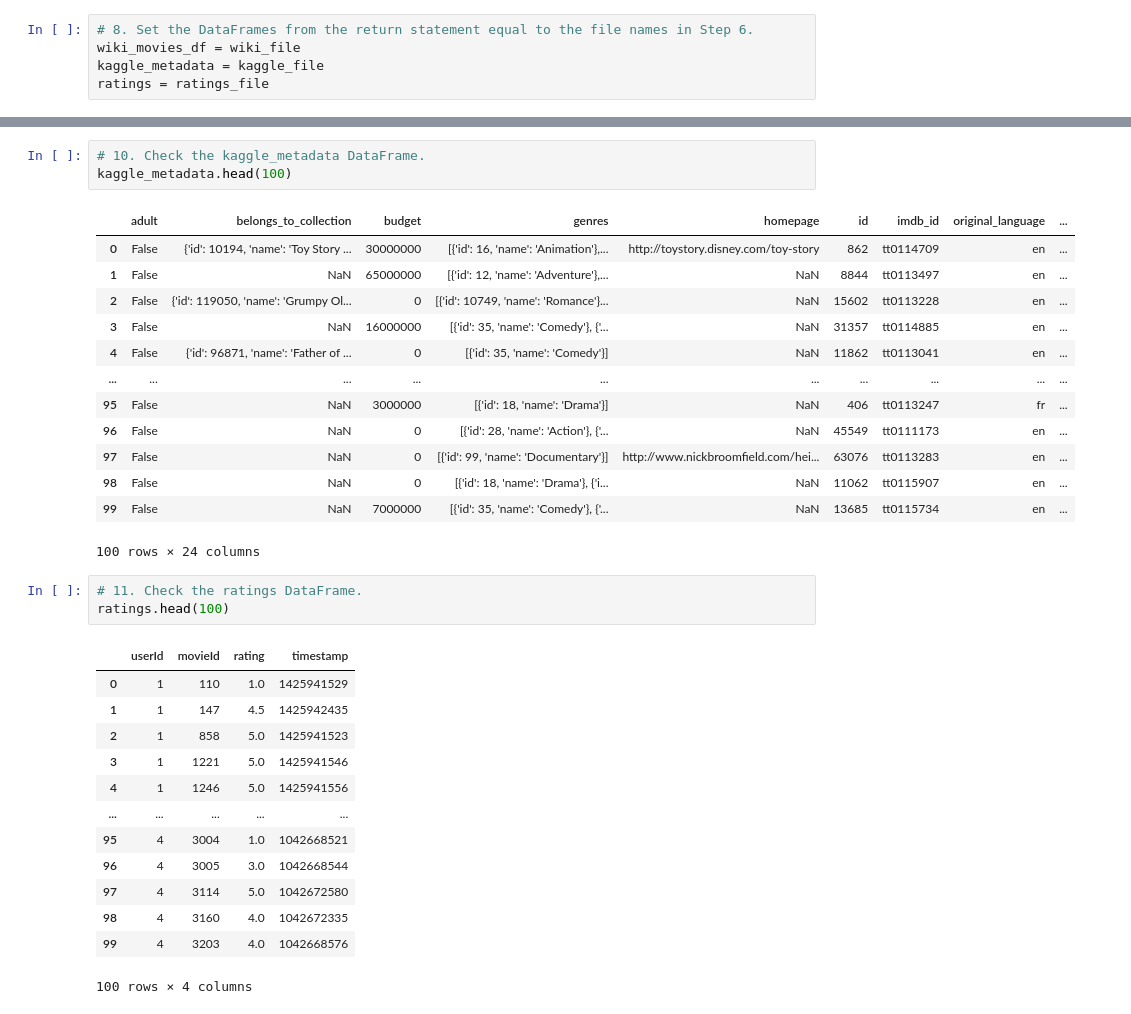
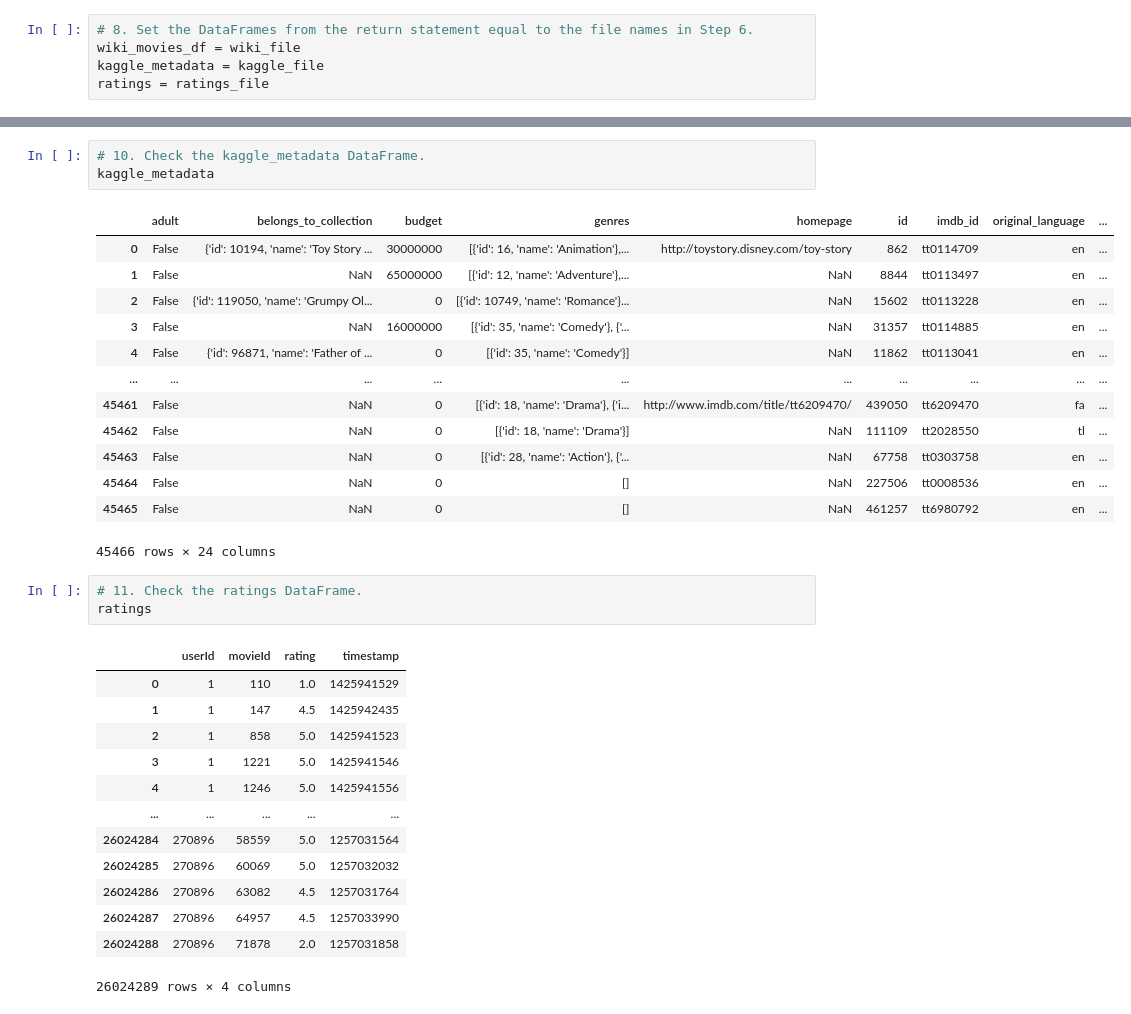
Before and after one commit to cflavallee/Movies-ETL, a Jupyter notebook: ETL_function_test.ipynb, the cells around one changed output, grey strips where cells are left out. Drawn from its saved outputs; the diff is of its cells as text.

```diff
--- a/ETL_function_test.ipynb
+++ b/ETL_function_test.ipynb
@@ -65,23 +71,23 @@ wiki_movies_df.head()
 # %%
 # 10. Check the kaggle_metadata DataFrame.
-kaggle_metadata.head(100)
+kaggle_metadata
 # %% [output]
 |  | adult | belongs_to_collection | budget | genres | homepage | id | imdb_id | original_language | ... |
 | 0 | False | {'id': 10194, 'name': 'Toy Story ... | 30000000 | [{'id': 16, 'name': 'Animation'},... | http://toystory.disney.com/toy-story | 862 | tt0114709 | en | ... |
 | 1 | False | NaN | 65000000 | [{'id': 12, 'name': 'Adventure'},... | NaN | 8844 | tt0113497 | en | ... |
 | 2 | False | {'id': 119050, 'name': 'Grumpy Ol... | 0 | [{'id': 10749, 'name': 'Romance'}... | NaN | 15602 | tt0113228 | en | ... |
 | 3 | False | NaN | 16000000 | [{'id': 35, 'name': 'Comedy'}, {'... | NaN | 31357 | tt0114885 | en | ... |
 | 4 | False | {'id': 96871, 'name': 'Father of ... | 0 | [{'id': 35, 'name': 'Comedy'}] | NaN | 11862 | tt0113041 | en | ... |
 | ... | ... | ... | ... | ... | ... | ... | ... | ... | ... |
-| 95 | False | NaN | 3000000 | [{'id': 18, 'name': 'Drama'}] | NaN | 406 | tt0113247 | fr | ... |
-| 96 | False | NaN | 0 | [{'id': 28, 'name': 'Action'}, {'... | NaN | 45549 | tt0111173 | en | ... |
-| 97 | False | NaN | 0 | [{'id': 99, 'name': 'Documentary'}] | http://www.nickbroomfield.com/hei... | 63076 | tt0113283 | en | ... |
-| 98 | False | NaN | 0 | [{'id': 18, 'name': 'Drama'}, {'i... | NaN | 11062 | tt0115907 | en | ... |
-| 99 | False | NaN | 7000000 | [{'id': 35, 'name': 'Comedy'}, {'... | NaN | 13685 | tt0115734 | en | ... |
+| 45461 | False | NaN | 0 | [{'id': 18, 'name': 'Drama'}, {'i... | http://www.imdb.com/title/tt6209470/ | 439050 | tt6209470 | fa | ... |
+| 45462 | False | NaN | 0 | [{'id': 18, 'name': 'Drama'}] | NaN | 111109 | tt2028550 | tl | ... |
+| 45463 | False | NaN | 0 | [{'id': 28, 'name': 'Action'}, {'... | NaN | 67758 | tt0303758 | en | ... |
+| 45464 | False | NaN | 0 | [] | NaN | 227506 | tt0008536 | en | ... |
+| 45465 | False | NaN | 0 | [] | NaN | 461257 | tt6980792 | en | ... |
-100 rows × 24 columns
+45466 rows × 24 columns
 # %%
 # 11. Check the ratings DataFrame.
-ratings.head(100)
+ratings
 # %% [output]
 |  | userId | movieId | rating | timestamp |
 | 0 | 1 | 110 | 1.0 | 1425941529 |
@@ -90,9 +96,9 @@ ratings.head(100)
 | 3 | 1 | 1221 | 5.0 | 1425941546 |
 | 4 | 1 | 1246 | 5.0 | 1425941556 |
 | ... | ... | ... | ... | ... |
-| 95 | 4 | 3004 | 1.0 | 1042668521 |
-| 96 | 4 | 3005 | 3.0 | 1042668544 |
-| 97 | 4 | 3114 | 5.0 | 1042672580 |
-| 98 | 4 | 3160 | 4.0 | 1042672335 |
-| 99 | 4 | 3203 | 4.0 | 1042668576 |
+| 26024284 | 270896 | 58559 | 5.0 | 1257031564 |
+| 26024285 | 270896 | 60069 | 5.0 | 1257032032 |
+| 26024286 | 270896 | 63082 | 4.5 | 1257031764 |
+| 26024287 | 270896 | 64957 | 4.5 | 1257033990 |
+| 26024288 | 270896 | 71878 | 2.0 | 1257031858 |
-100 rows × 4 columns
+26024289 rows × 4 columns
```
Also changed, not shown: parts of 1 cell of this notebook, 3 other files.
